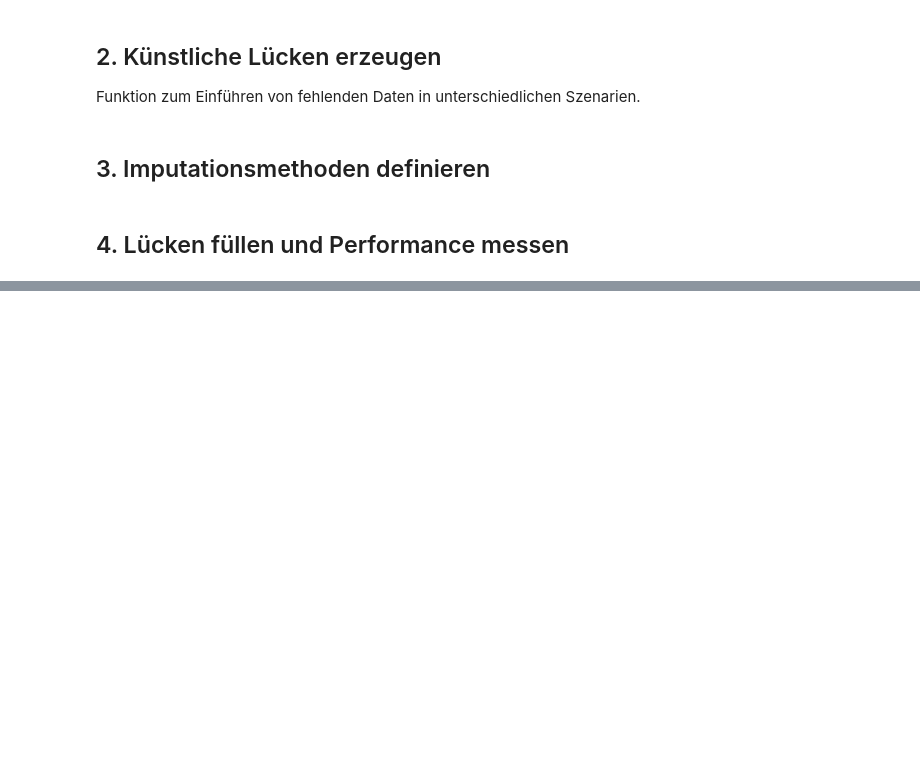
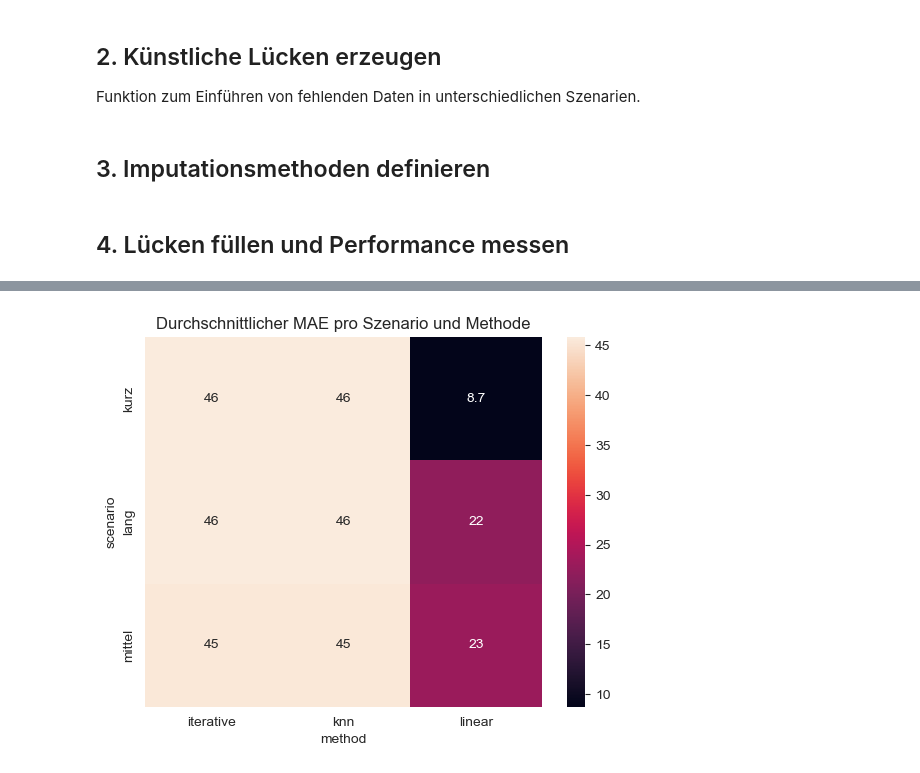
Before and after one commit to johannesgl4d0s/ersatzwerte_project, a Jupyter notebook: notebooks/03_04_weather_data_fill.ipynb, the cells around one changed output, grey strips where cells are left out. Drawn from its saved outputs; the diff is of its cells as text; code cells hidden in the pictures; blank space fills up the shorter version.

Commit message:
filled weather data

```diff
--- a/notebooks/03_04_weather_data_fill.ipynb
+++ b/notebooks/03_04_weather_data_fill.ipynb
@@ -55,37 +55,35 @@ methods = {
 # %% [markdown]
 ## 4. Lücken füllen und Performance messen
 # %%
+from sklearn.metrics import mean_absolute_error, mean_squared_error
 results = []
 stations = df['station_id'].unique()[:5]
 variables = ['tl','rf','ff','cglo']
 scenarios = ['kurz','mittel','lang']
 
-for station in stations:
-    df_s = df[df['station_id']==station]
+from joblib import Parallel, delayed
+
+def eval_station(station):
+    res = []
+    df_s = df[df.station_id==station]
     for var in variables:
         orig = df_s[var].dropna()
         for scen in scenarios:
             masked = create_gaps(orig, scen)
             gap_idx = masked[masked.isna()].index
-
             for name, method in methods.items():
                 filled = method(masked)
-
-                # nur Indizes, die überhaupt imputiert wurden
                 valid = gap_idx.intersection(filled.dropna().index)
                 if len(valid)==0:
-                    mae = np.nan
-                    rmse = np.nan
+                    mae = rmse = np.nan
                 else:
                     y_true = orig.loc[valid]
                     y_pred = filled.loc[valid]
                     mae  = mean_absolute_error(y_true, y_pred)
                     rmse = np.sqrt(mean_squared_error(y_true, y_pred))
+                res.append((station,var,scen,name,mae,rmse))
+    return res
 
-                results.append((station, var, scen, name, mae, rmse))
-
-results_df = pd.DataFrame(
-    results,
-    columns=['station','var','scenario','method','MAE','RMSE']
-)
-results_df.head()
+all_results = Parallel(n_jobs=4, verbose=10)(delayed(eval_station)(st) for st in stations)
+results_df = pd.DataFrame([row for station_res in all_results for row in station_res],
+                          columns=['station','var','scenario','method','MAE','RMSE'])
@@ -97,0 +161,8 @@ plt.show()
+# %%
+results = []
+stations = df['station_id'].unique()
+variables = ['tl','rf','ff','cglo']
+scenarios = ['kurz','mittel','lang']
+all_results = Parallel(n_jobs=4, verbose=10)(
+    delayed(eval_station_fast)(st) for st in stations
+)
@@ -97,0 +185,10 @@ plt.show()
+# %%
+results_df = pd.DataFrame([row for station_res in all_results for row in station_res],
+                          columns=['station','var','scenario','method','MAE','RMSE'])
+import seaborn as sns
+pivot = results_df.pivot_table(index='scenario', columns='method', values='MAE', aggfunc='mean')
+sns.heatmap(pivot, annot=True)
+plt.title('Durchschnittlicher MAE pro Szenario und Methode')
+plt.show()
+# %% [output]
+[figure, added]
```
Also changed, not shown: parts of 6 cells of this notebook.
